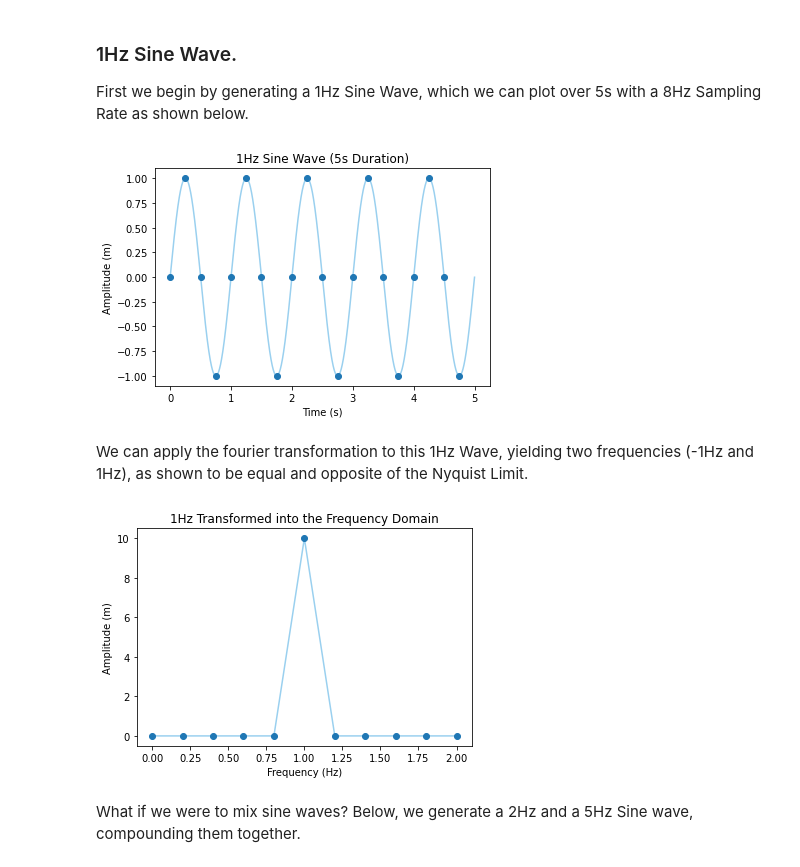
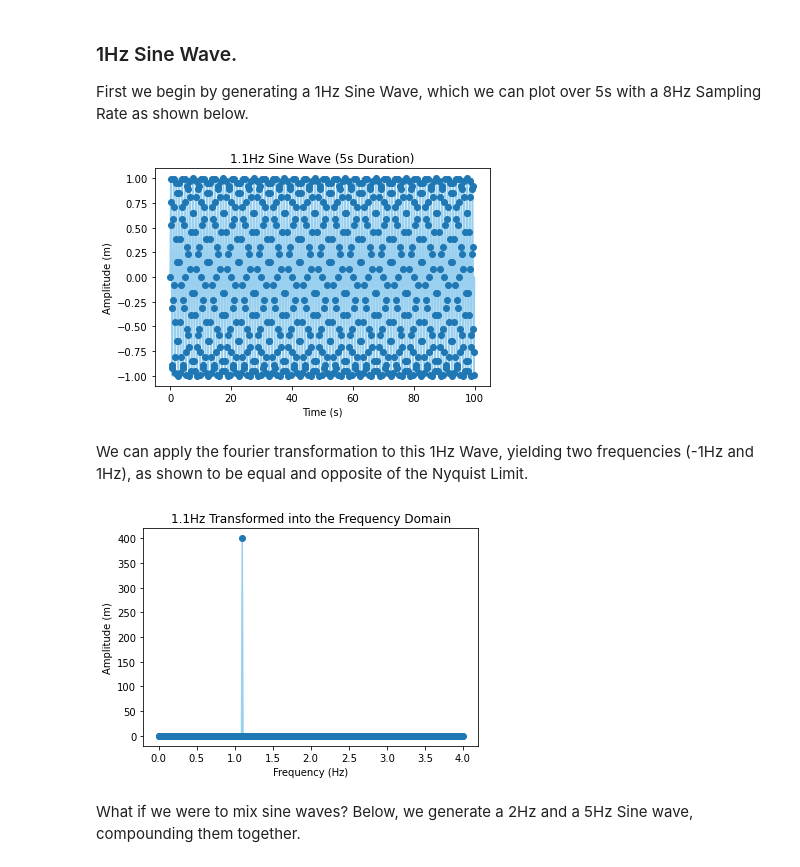
Before and after one commit to bennjii/fourier, a Jupyter notebook: theoretical_fourier.ipynb, the cells around one changed output. Drawn from its saved outputs; the diff is of its cells as text; code cells hidden in the pictures.

```diff
--- a/theoretical_fourier.ipynb
+++ b/theoretical_fourier.ipynb
@@ -5,8 +5,8 @@ from scipy.fft import rfft, rfftfreq, fftfreq, fft
 
 SAMPLE_RATE = 1  # Hertz
 HIGHER_SAMPLE_RATE = 4100 # Hertz
-RESOLUTION = 4 # Hertz
-DURATION = 5  # Seconds
+RESOLUTION = 8 # Hertz
+DURATION = 100  # Seconds
 
 def generate_sine_wave(freq, sample_rate, duration):
     x = np.linspace(0, duration, sample_rate * duration, endpoint=False)
@@ -18,22 +18,22 @@ def generate_sine_wave(freq, sample_rate, duration):
 ### 1Hz Sine Wave.
 First we begin by generating a 1Hz Sine Wave, which we can plot over 5s with a 8Hz Sampling Rate as shown below.
 # %%
-WAVE_FREQUENCY = 1 #hz
+WAVE_FREQUENCY = 1.1 #hz
 
 # Generate a 1 hertz sine wave that lasts for 5 seconds
 x, y = generate_sine_wave(WAVE_FREQUENCY, RESOLUTION, DURATION)
 x_clean, y_clean = generate_sine_wave(WAVE_FREQUENCY, HIGHER_SAMPLE_RATE, DURATION)
 
 # Plot
 plt.scatter(x, y, zorder=5)
 plt.plot(x_clean, y_clean, color="#9AD0EF", zorder=4)
-plt.title('1Hz Sine Wave (5s Duration)')
+plt.title('1.1Hz Sine Wave (5s Duration)')
 plt.xlabel("Time (s)")
 plt.ylabel("Amplitude (m)")
 plt.savefig("image_1_1-1hz_time_domain.jpg", dpi=1200)
 plt.show()
 # %% [output]
-[figure, old version]
+[figure, new version]
 # %% [markdown]
 We can apply the fourier transformation to this 1Hz Wave, yielding two frequencies (-1Hz and 1Hz), as shown to be equal and opposite of the Nyquist Limit.
 # %%
@@ -50,11 +50,11 @@ plt.scatter(xfreq, np.abs(yfreq), zorder=5)
 plt.plot(xfreq, np.abs(yfreq), color="#9AD0EF", zorder=4)
 plt.xlabel("Frequency (Hz)")
 plt.ylabel("Amplitude (m)")
-plt.title("1Hz Transformed into the Frequency Domain")
+plt.title("1.1Hz Transformed into the Frequency Domain")
 plt.savefig("image_2_1-1hz_frequency_domain.jpg", dpi=1200)
 plt.show()
 # %% [output]
-[figure, old version]
+[figure, new version]
 # %% [markdown]
 What if we were to mix sine waves?
 Below, we generate a 2Hz and a 5Hz Sine wave, compounding them together.
```
Also changed, not shown: 2 other files.
